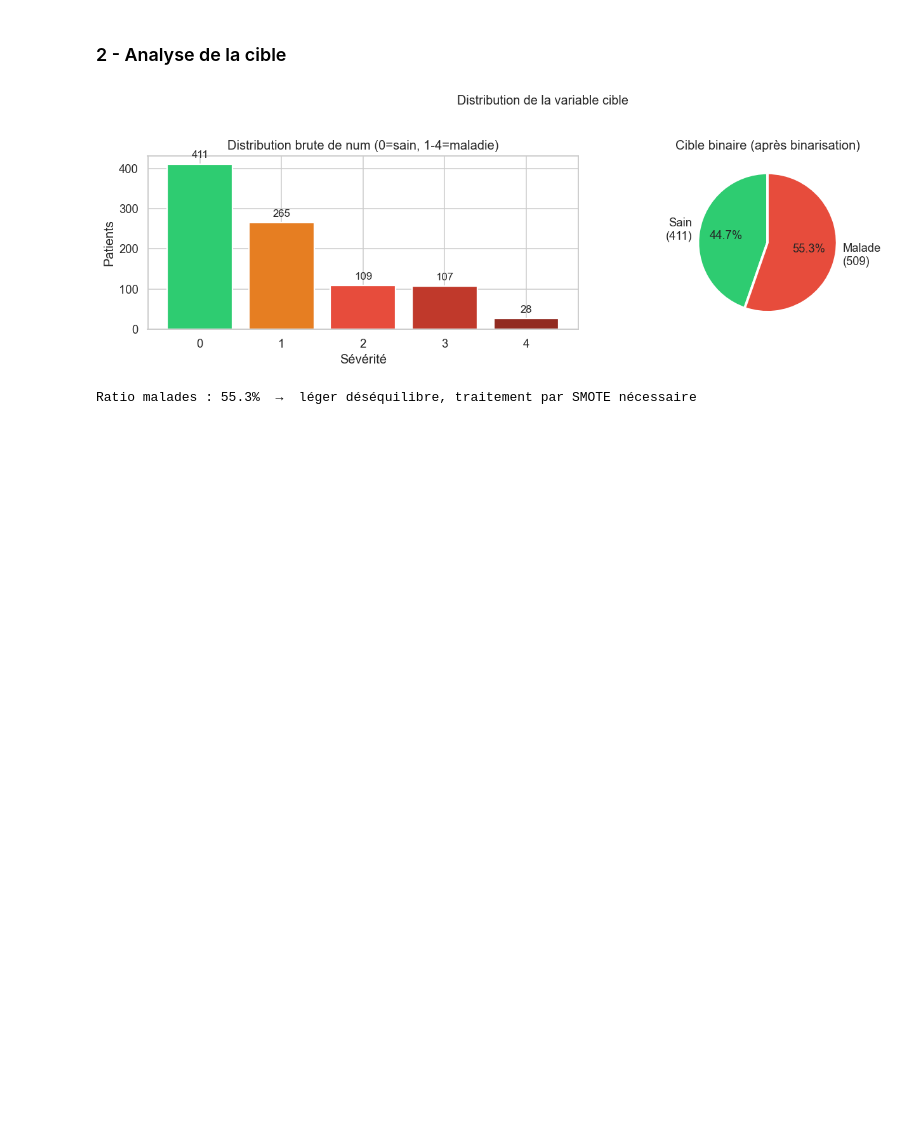
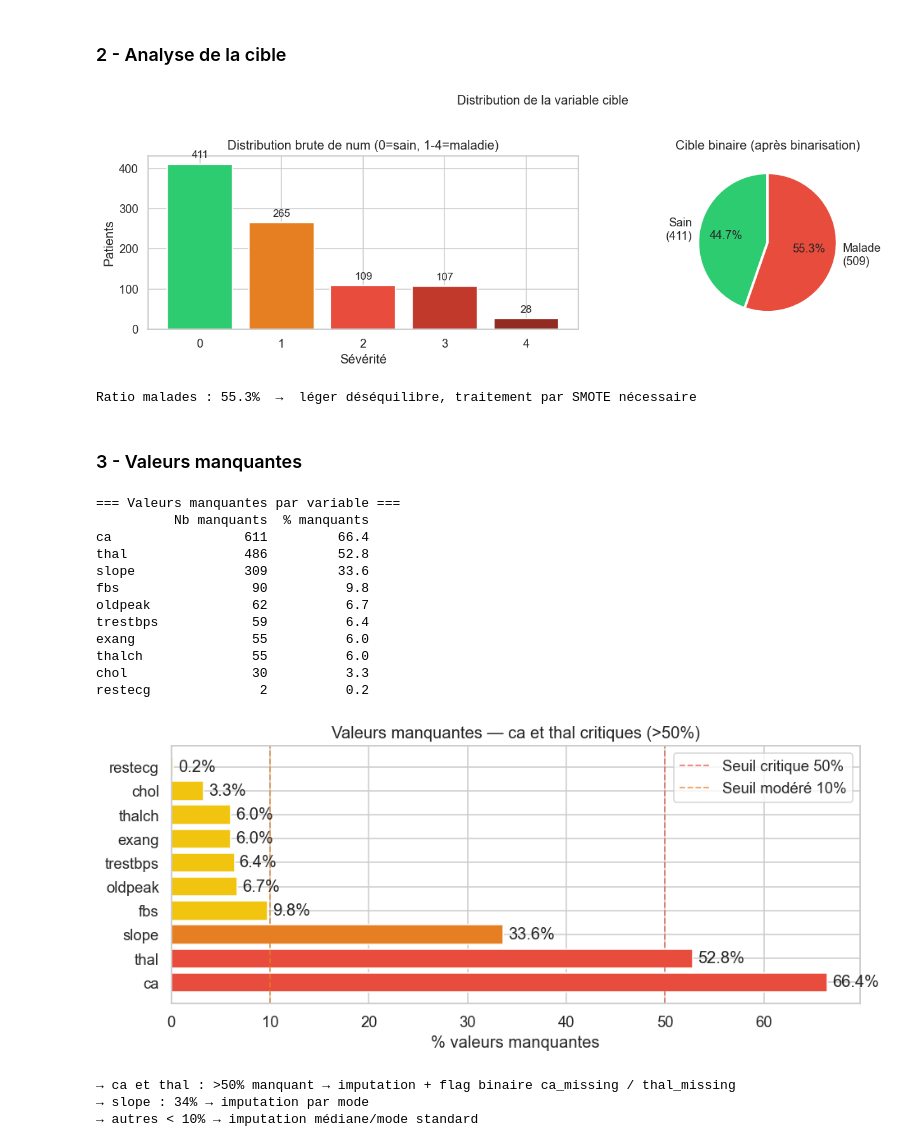
Before and after one commit to bijigunerachid/heart-disease-ml-dl-project, a Jupyter notebook: notebooks/03_ml_models.ipynb, the cells around one changed output. Cells and saved outputs as stored; diff of their text form; code cells hidden in the pictures; blank space fills up the shorter version.

Commit message:
Valeurs manquantes

```diff
--- a/notebooks/03_ml_models.ipynb
+++ b/notebooks/03_ml_models.ipynb
@@ -119,3 +119,48 @@ print(f'\nRatio malades : {df["target"].mean():.1%}  →  léger déséquilibre,
 # %% [output]
 [figure]
 Ratio malades : 55.3%  →  léger déséquilibre, traitement par SMOTE nécessaire
+# %% [markdown]
+### 3 - Valeurs manquantes
+# %%
+miss = df_raw.isnull().sum()
+miss_pct = (miss / len(df_raw) * 100).round(1)
+miss_df = pd.DataFrame({'Nb manquants': miss, '% manquants': miss_pct})
+miss_df = miss_df[miss_df['Nb manquants'] > 0].sort_values('% manquants', ascending=False)
+
+print('=== Valeurs manquantes par variable ===')
+print(miss_df.to_string())
+
+fig, ax = plt.subplots(figsize=(9, 4))
+colors = ['#e74c3c' if p > 50 else '#e67e22' if p > 10 else '#f1c40f'
+          for p in miss_df['% manquants']]
+bars = ax.barh(miss_df.index, miss_df['% manquants'], color=colors, edgecolor='white')
+ax.bar_label(bars, labels=[f'{p:.1f}%' for p in miss_df['% manquants']], padding=4)
+ax.axvline(50, color='#e74c3c', linestyle='--', linewidth=1.2, alpha=0.7, label='Seuil critique 50%')
+ax.axvline(10, color='#e67e22', linestyle='--', linewidth=1.2, alpha=0.7, label='Seuil modéré 10%')
+ax.set_xlabel('% valeurs manquantes')
+ax.set_title('Valeurs manquantes — ca et thal critiques (>50%)')
+ax.legend()
+plt.tight_layout()
+plt.savefig(FIGS_PATH / '02_missing_values.png', dpi=150, bbox_inches='tight')
+plt.show()
+
+print('\n→ ca et thal : >50% manquant → imputation + flag binaire ca_missing / thal_missing')
+print('→ slope : 34% → imputation par mode')
+print('→ autres < 10% → imputation médiane/mode standard')
+# %% [output]
+=== Valeurs manquantes par variable ===
+          Nb manquants  % manquants
+ca                 611         66.4
+thal               486         52.8
+slope              309         33.6
+fbs                 90          9.8
+oldpeak             62          6.7
+trestbps            59          6.4
+exang               55          6.0
+thalch              55          6.0
+chol                30          3.3
+restecg              2          0.2
+[figure, added]
+→ ca et thal : >50% manquant → imputation + flag binaire ca_missing / thal_missing
+→ slope : 34% → imputation par mode
+→ autres < 10% → imputation médiane/mode standard
```
